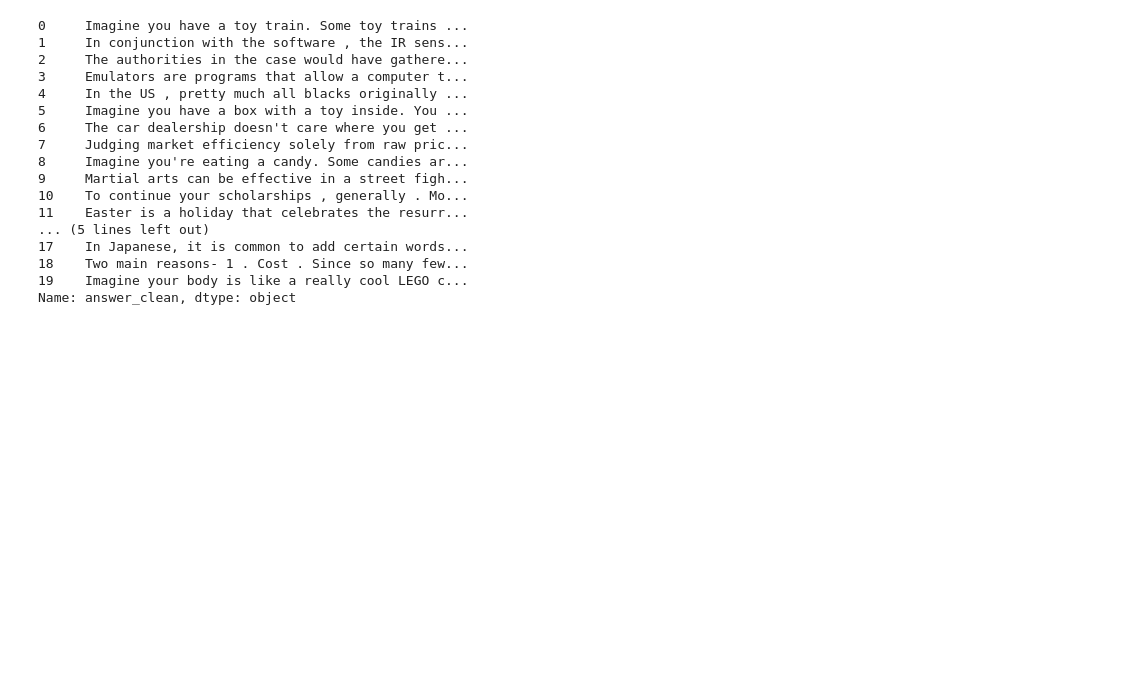
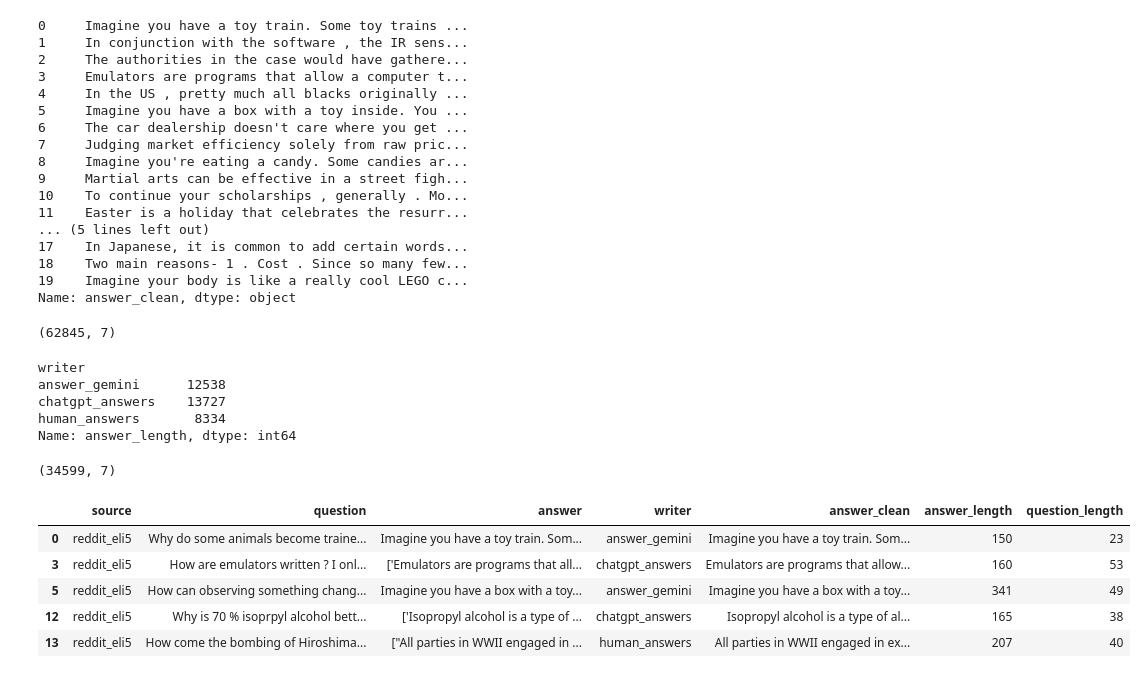
Before and after one commit to Idokopilov/magshimim-final-project, a Jupyter notebook: basedgabiEDA.ipynb, the cells around one changed output. Drawn from its saved outputs; the diff is of its cells as text; code cells hidden in the pictures; blank space fills up the shorter version.

```diff
--- a/basedgabiEDA.ipynb
+++ b/basedgabiEDA.ipynb
@@ -49,0 +53,4 @@ Name: answer_clean, dtype: object
+# %%
+df.shape
+# %% [output]
+(62845, 7)
@@ -49,0 +60,12 @@ Name: answer_clean, dtype: object
+# %%
+df_length_controlled.groupby('writer')['answer_length'].count()
+# %% [output]
+writer
+answer_gemini      12538
+chatgpt_answers    13727
+human_answers       8334
+Name: answer_length, dtype: int64
+# %%
+df_length_controlled.shape
+# %% [output]
+(34599, 7)
@@ -49,0 +80,9 @@ Name: answer_clean, dtype: object
+# %%
+df_length_controlled.head()
+# %% [output]
+|  | source | question | answer | writer | answer_clean | answer_length | question_length |
+| 0 | reddit_eli5 | Why do some animals become traine... | Imagine you have a toy train. Som... | answer_gemini | Imagine you have a toy train. Som... | 150 | 23 |
+| 3 | reddit_eli5 | How are emulators written ? I onl... | ['Emulators are programs that all... | chatgpt_answers | Emulators are programs that allow... | 160 | 53 |
+| 5 | reddit_eli5 | How can observing something chang... | Imagine you have a box with a toy... | answer_gemini | Imagine you have a box with a toy... | 341 | 49 |
+| 12 | reddit_eli5 | Why is 70 % isoprpyl alcohol bett... | ['Isopropyl alcohol is a type of ... | chatgpt_answers | Isopropyl alcohol is a type of al... | 165 | 38 |
+| 13 | reddit_eli5 | How come the bombing of Hiroshima... | ["All parties in WWII engaged in ... | human_answers | All parties in WWII engaged in ex... | 207 | 40 |
```
Also changed, not shown: parts of 6 cells of this notebook, 1 other file.
